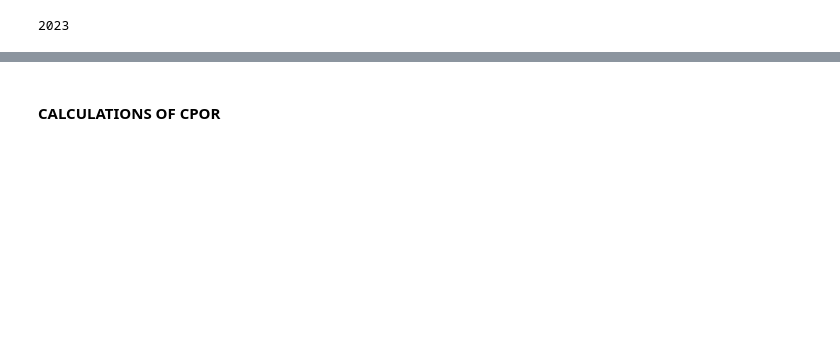
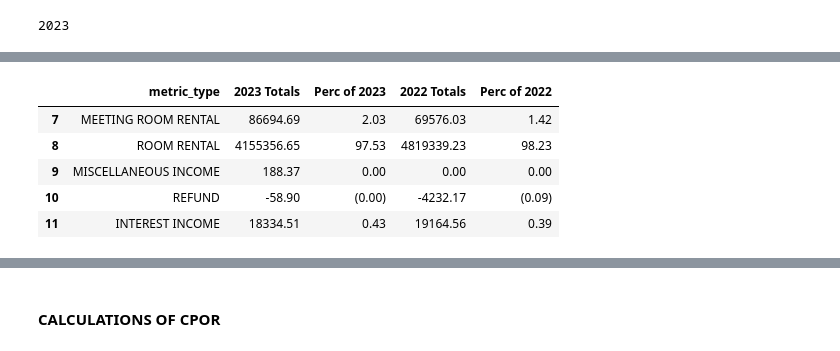
Before and after one commit to wliu123/hotel_analysis, a Jupyter notebook: Income_sheet_2yr_compare.ipynb, the cells around one changed output, grey strips where cells are left out. Drawn from its saved outputs; the diff is of its cells as text; code cells hidden in the pictures; blank space fills up the shorter version.

```diff
--- a/Income_sheet_2yr_compare.ipynb
+++ b/Income_sheet_2yr_compare.ipynb
@@ -32,11 +39,22 @@ df = df.dropna(axis=0)
 # %%
 paranthesis1 = df[f"{last_fy} Totals"].str.contains(r'\(|\)')
 paranthesis2 = df[f"{prev_prev_fy} Totals"].str.contains(r'\(|\)')
+# %%
+# Ensure both columsn are first strings in order to clean up using regex
+df[f"{last_fy} Totals"] = df[f"{last_fy} Totals"].astype(str)
+df[f"{prev_prev_fy} Totals"] = df[f"{prev_prev_fy} Totals"].astype(str)
 # %%
-df.loc[paranthesis1, f"{last_fy} Totals"] = df.loc[paranthesis1, f"{last_fy} Totals"].str.replace(r'\(', '-').str.replace(r'\)', '', regex=True)
+df.loc[paranthesis1, f"{last_fy} Totals"] = df.loc[paranthesis1, f"{last_fy} Totals"].str.replace(r'\(', '-',regex=True).str.replace(r'\)', '', regex=True)
 df[f"{last_fy} Totals"] = df[f"{last_fy} Totals"].str.replace('[\$,]', '', regex=True).astype(float)
-df.loc[paranthesis2, f"{prev_prev_fy} Totals"] = df.loc[paranthesis2, f"{prev_prev_fy} Totals"].str.replace(r'\(', '-').str.replace(r'\)', '', regex=True)
+df.loc[paranthesis2, f"{prev_prev_fy} Totals"] = df.loc[paranthesis2, f"{prev_prev_fy} Totals"].str.replace(r'\(', '-',regex=True).str.replace(r'\)', '', regex=True)
 df[f"{prev_prev_fy} Totals"] = df[f"{prev_prev_fy} Totals"].str.replace('[\$,]', '', regex=True).astype(float)
 # %%
-# df.head()
+df.head()
+# %% [output]
+|  | metric_type | 2023 Totals | Perc of 2023 | 2022 Totals | Perc of 2022 |
+| 7 | MEETING ROOM RENTAL | 86694.69 | 2.03 | 69576.03 | 1.42 |
+| 8 | ROOM RENTAL | 4155356.65 | 97.53 | 4819339.23 | 98.23 |
+| 9 | MISCELLANEOUS INCOME | 188.37 | 0.00 | 0.00 | 0.00 |
+| 10 | REFUND | -58.90 | (0.00) | -4232.17 | (0.09) |
+| 11 | INTEREST INCOME | 18334.51 | 0.43 | 19164.56 | 0.39 |
 # %%
```
Also changed, not shown: parts of 19 cells of this notebook.
